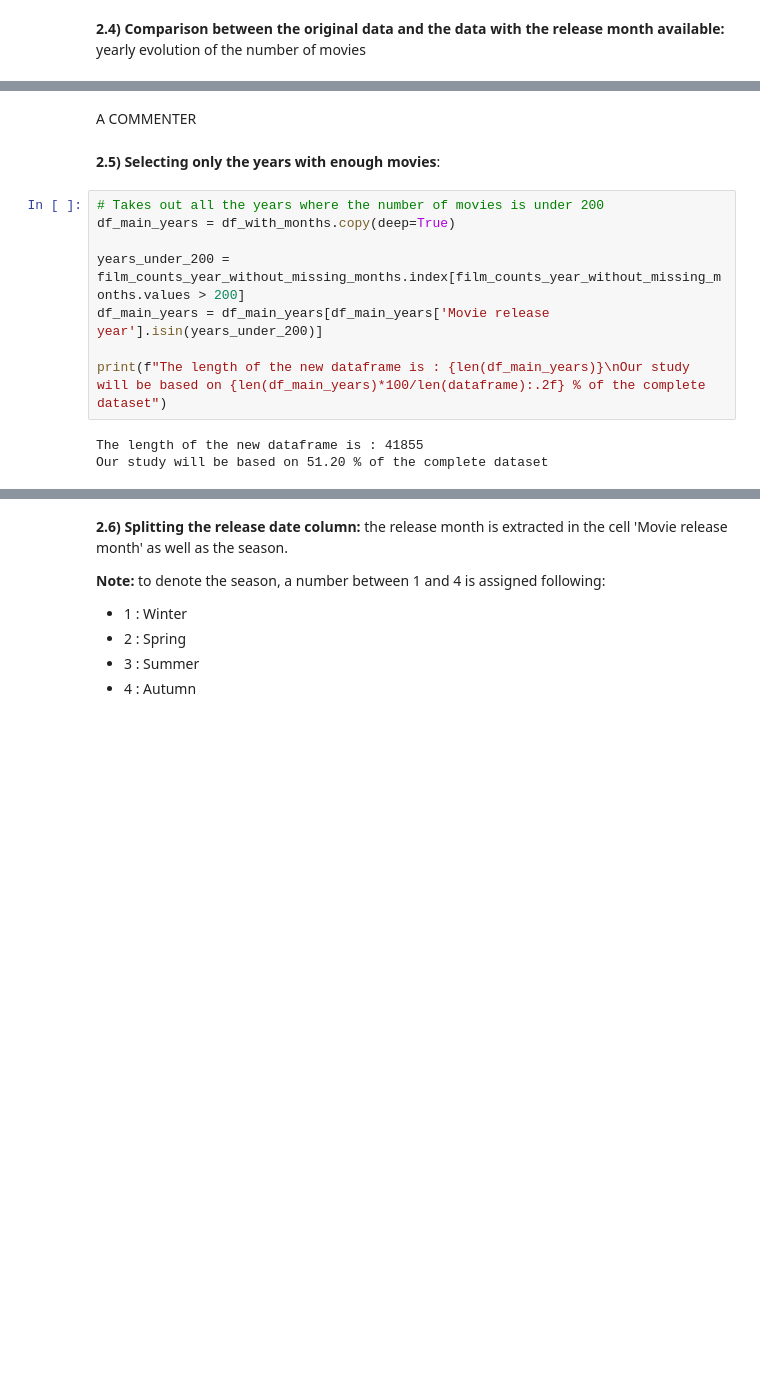
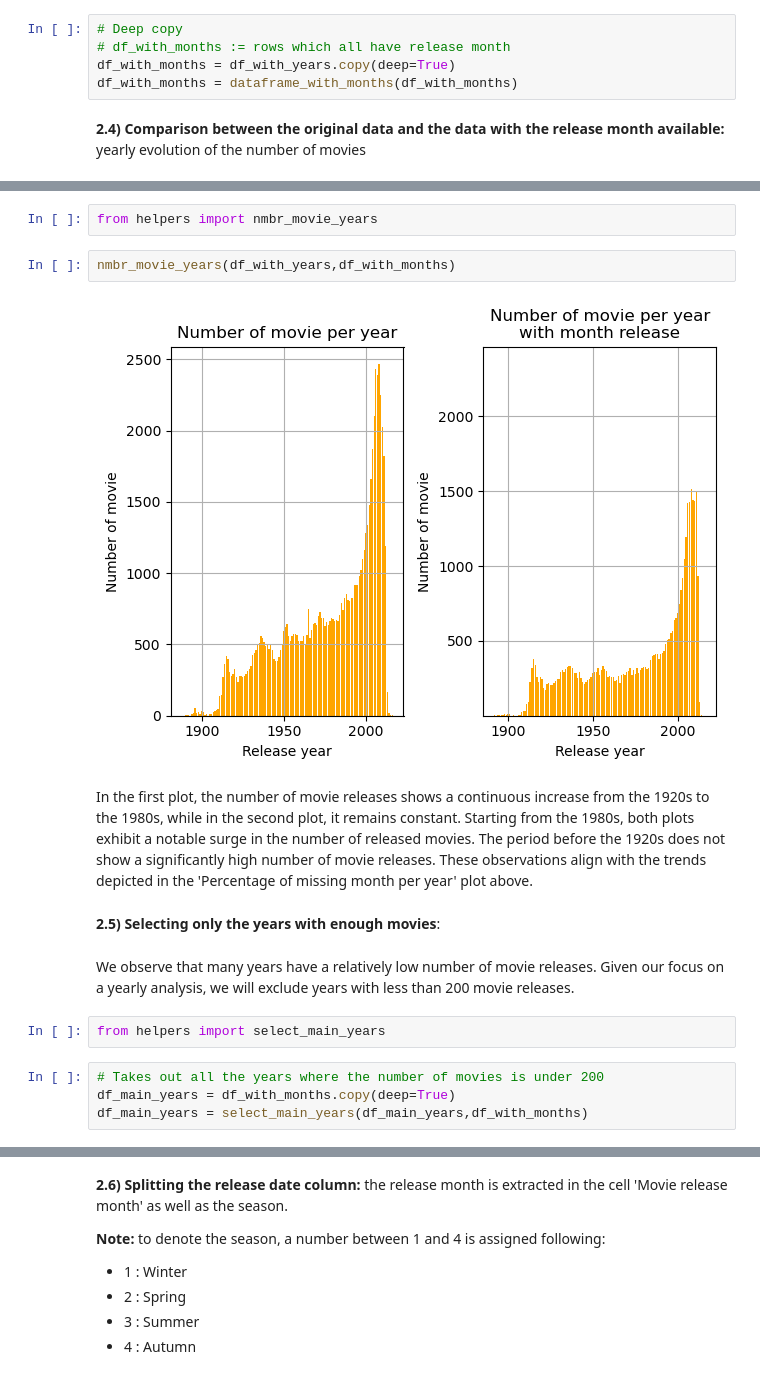
Before and after one commit to epfl-ada/ada-2023-project-dat4k, a Jupyter notebook: P2_final.ipynb, the cells around one changed output, grey strips where cells are left out. Saved outputs shown, nothing was run; the diff lists cells and outputs as text; blank space fills up the shorter version.

```diff
--- a/P2_final.ipynb
+++ b/P2_final.ipynb
@@ -140,2 +80,7 @@ The data which has a release month represent 52% of the entire dataframe, and 42
+# %%
+# Deep copy
+# df_with_months := rows which all have release month
+df_with_months = df_with_years.copy(deep=True)
+df_with_months = dataframe_with_months(df_with_months)
 # %% [markdown]
 **2.4) Comparison between the original data and the data with the release month available:** yearly evolution of the number of movies
@@ -179,15 +87,18 @@ plt.show()
-# %% [markdown]
-A COMMENTER
+# %%
+from helpers import nmbr_movie_years
+# %%
+nmbr_movie_years(df_with_years,df_with_months)
+# %% [output]
+[figure, added]
+# %% [markdown]
+In the first plot, the number of movie releases shows a continuous increase from the 1920s to the 1980s, while in the second plot, it remains constant. Starting from the 1980s, both plots exhibit a notable surge in the number of released movies. The period before the 1920s does not show a significantly high number of movie releases. These observations align with the trends depicted in the 'Percentage of missing month per year' plot above.
 # %% [markdown]
 **2.5) Selecting only the years with enough movies**:
+# %% [markdown]
+We observe that many years have a relatively low number of movie releases. Given our focus on a yearly analysis, we will exclude years with less than 200 movie releases.
+# %%
+from helpers import select_main_years
 # %%
 # Takes out all the years where the number of movies is under 200
 df_main_years = df_with_months.copy(deep=True)
-
-years_under_200 = film_counts_year_without_missing_months.index[film_counts_year_without_missing_months.values > 200]
-df_main_years = df_main_years[df_main_years['Movie release year'].isin(years_under_200)]
-
-print(f"The length of the new dataframe is : {len(df_main_years)}\nOur study will be based on {len(df_main_years)*100/len(dataframe):.2f} % of the complete dataset")
+df_main_years = select_main_years(df_main_years,df_with_months)
-# %% [output]
-The length of the new dataframe is : 41855
-Our study will be based on 51.20 % of the complete dataset
```
Also changed, not shown: parts of 18 cells of this notebook, 1 other file.
